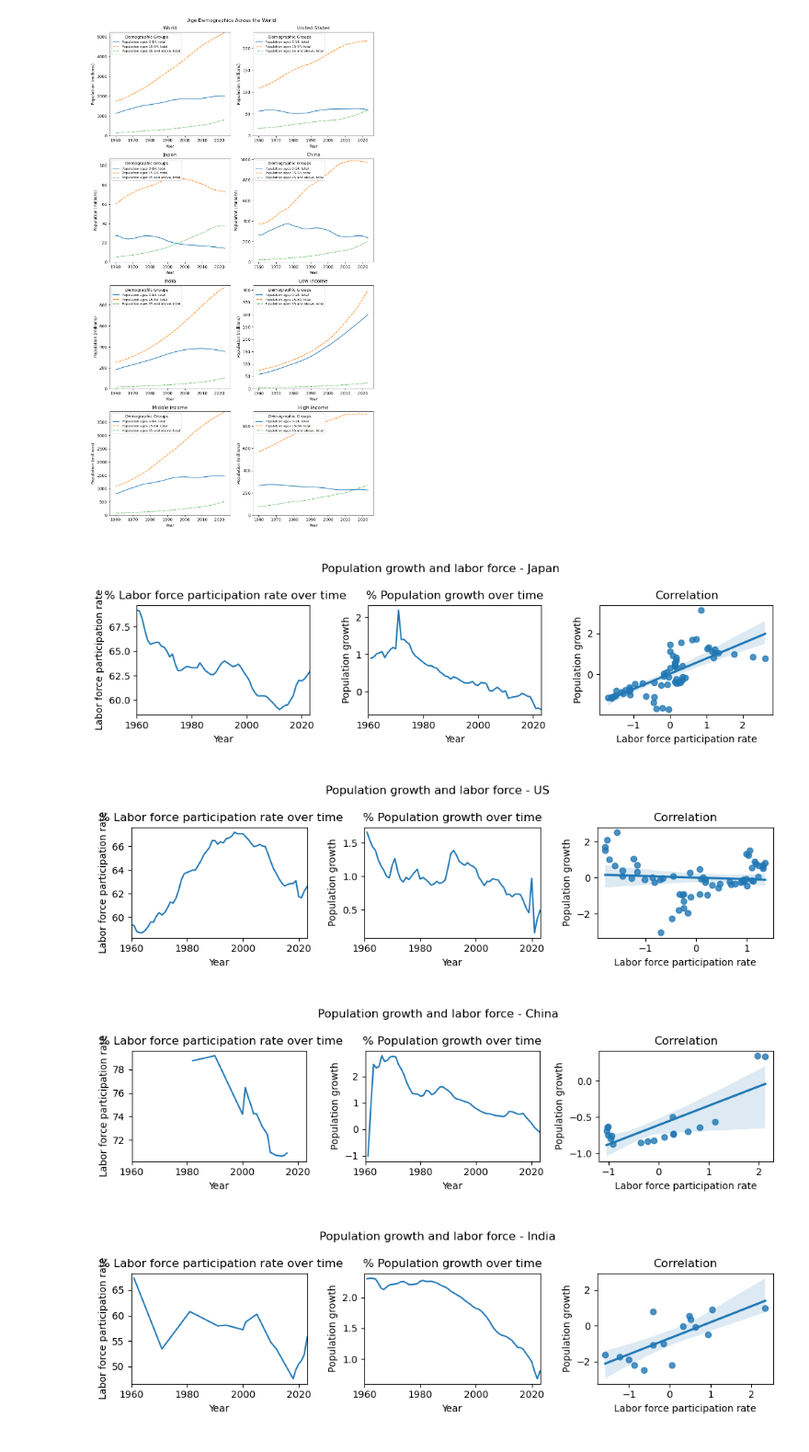
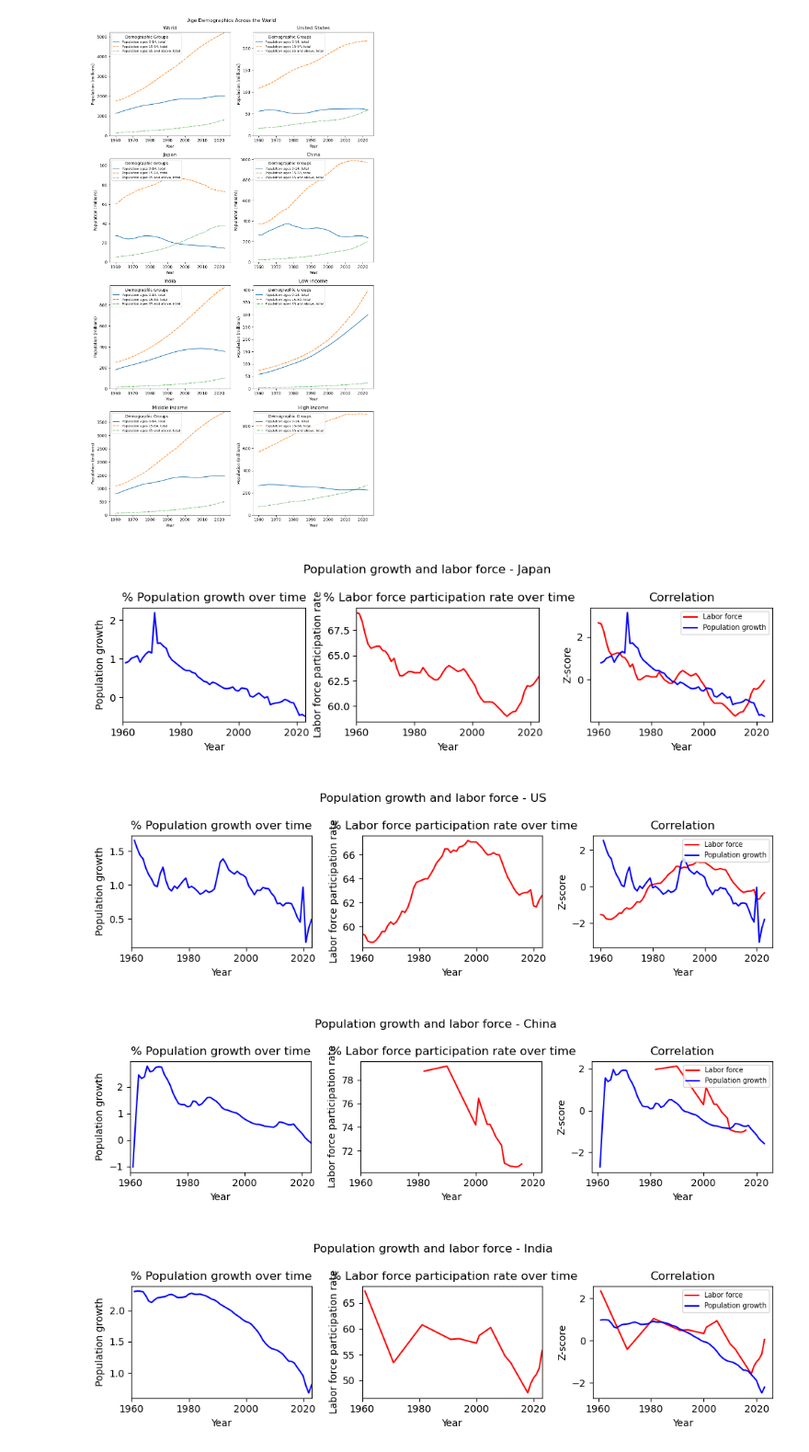
Before and after one commit to cheeseb0rger/cs2400_final_project, a Jupyter notebook: Untitled.ipynb, the cells around one changed output. Shown at 92% size. Drawn from its saved outputs; the diff is of its cells as text; code cells hidden in the pictures.

```diff
--- a/Untitled.ipynb
+++ b/Untitled.ipynb
@@ -123,42 +123,46 @@ plt.show()
 # %%
 def plotx(data, title: str):
     plt.figure(figsize=(10, 3))
+    color="b"
+    color2="r"
 
     plt.subplot(1, 3, 1)
-    sns.lineplot(data["Labor force participation rate, total (% of total population ages 15+) (national estimate)"])
+    sns.lineplot(data["Population growth (annual %)"], color = color)
+    plt.xlim(1960, 2023)
+    plt.xlabel("Year")
+    plt.ylabel("Population growth")
+    plt.title("% Population growth over time")
+
+    plt.subplot(1, 3, 2)
+    sns.lineplot(data["Labor force participation rate, total (% of total population ages 15+) (national estimate)"], color = color2)
     plt.xlim(1960, 2023)
     plt.xlabel("Year")
     plt.ylabel("Labor force participation rate")
     plt.title(" % Labor force participation rate over time")
 
-    plt.subplot(1, 3, 2)
-    sns.lineplot(data["Population growth (annual %)"])
-    plt.xlim(1960, 2023)
+    plt.subplot(1, 3, 3)
+    # sns.regplot(x= standardize(data["Labor force participation rate, total (% of total population ages 15+) (national estimate)"]), y=standardize(data["Population growth (annual %)"]), color = color)
+    sns.lineplot(standardize(data["Labor force participation rate, total (% of total population ages 15+) (national estimate)"]), label = "Labor force", color = color2)
+    sns.lineplot(standardize(data["Population growth (annual %)"]), label = "Population growth",color = color)
+    plt.legend(loc="upper right", prop={'size': 7})
     plt.xlabel("Year")
-    plt.ylabel("Population growth")
-    plt.title("% Population growth over time")
-
-    plt.subplot(1, 3, 3)
-    sns.regplot(x= standardize(data["Labor force participation rate, total (% of total population ages 15+) (national estimate)"]), y=standardize(data["Population growth (annual %)"]))
-    #sns.regplot(x=data["Population growth (annual %)"], y= data["Labor force participation rate, total (% of total population ages 15+) (national estimate)"])
-    plt.xlabel("Labor force participation rate")
-    plt.ylabel("Population growth")
+    plt.ylabel("Z-score")
     plt.title("Correlation")
 
     plt.suptitle(title)
     plt.tight_layout()
     plt.show()
 
 # plot graphs
 plotx(japan[:], "\n Population growth and labor force - Japan")
 plotx(united_states[:], "\n Population growth and labor force - US")
 plotx(china[:], "\n Population growth and labor force - China")
 plotx(india[:], "\n Population growth and labor force - India")
 # %% [output]
-[figure, old version]
+[figure, new version]
-[figure, old version]
+[figure, new version]
-[figure, old version]
+[figure, new version]
-[figure, old version]
+[figure, new version]
 # %%
 # functions for relationships with dependency ratio vs. variations of imports / exports
 
```
Also changed, not shown: parts of 4 cells of this notebook.
